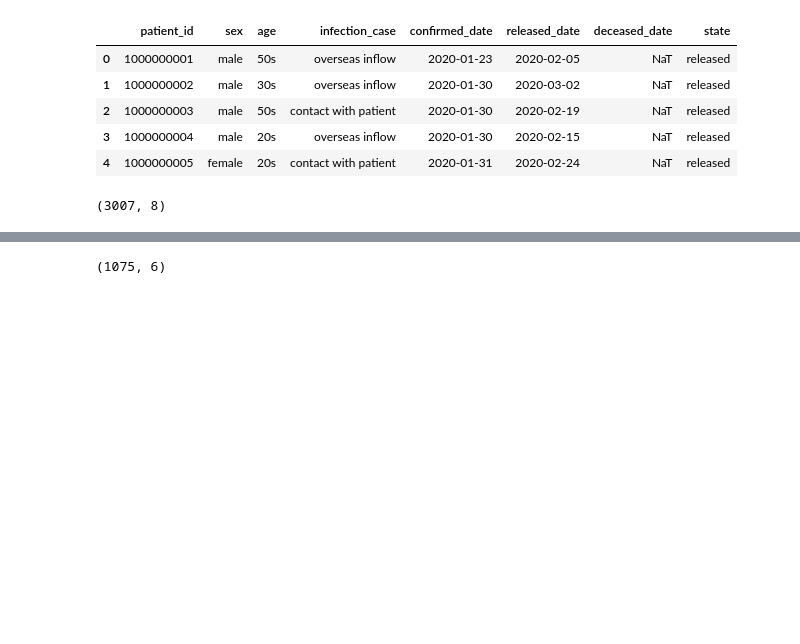
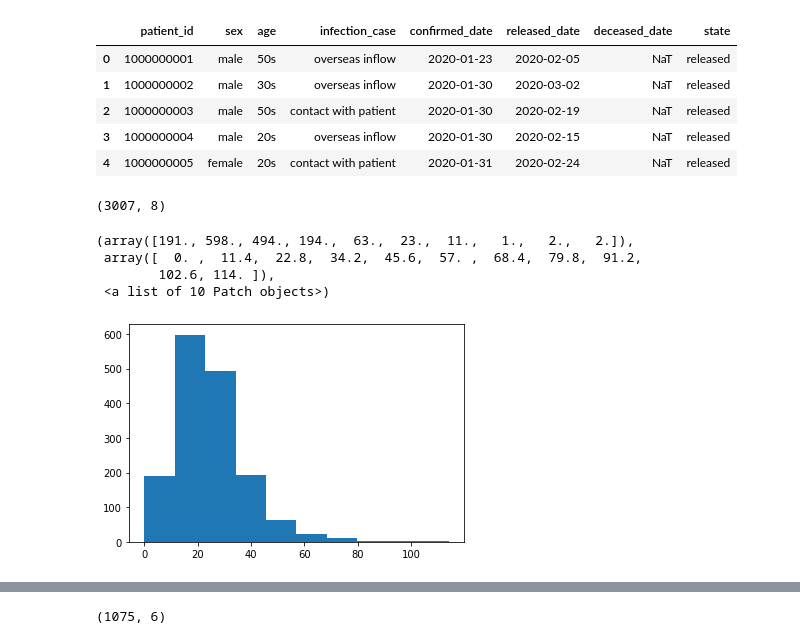
Before and after one commit to sherna90/mineria_datos, a Jupyter notebook: 5.-arboles.ipynb, the cells around one changed output, grey strips where cells are left out. Cells and saved outputs as stored; diff of their text form; code cells hidden in the pictures; blank space fills up the shorter version.

```diff
--- a/5.-arboles.ipynb
+++ b/5.-arboles.ipynb
@@ -80,5 +89,13 @@ data.shape
 (3007, 8)
 # %%
 days_released=data.loc[data['state']=='released']['released_date']-data.loc[data['state']=='released']['confirmed_date']
+# %%
+plt.hist(days_released.dt.days)
+# %% [output]
+(array([191., 598., 494., 194.,  63.,  23.,  11.,   1.,   2.,   2.]),
+ array([  0. ,  11.4,  22.8,  34.2,  45.6,  57. ,  68.4,  79.8,  91.2,
+        102.6, 114. ]),
+ <a list of 10 Patch objects>)
+[figure, added]
 # %%
 days_deceased=data.loc[data['state']=='deceased']['deceased_date']-data.loc[data['state']=='deceased']['confirmed_date']
```
Also changed, not shown: parts of 24 cells of this notebook.
